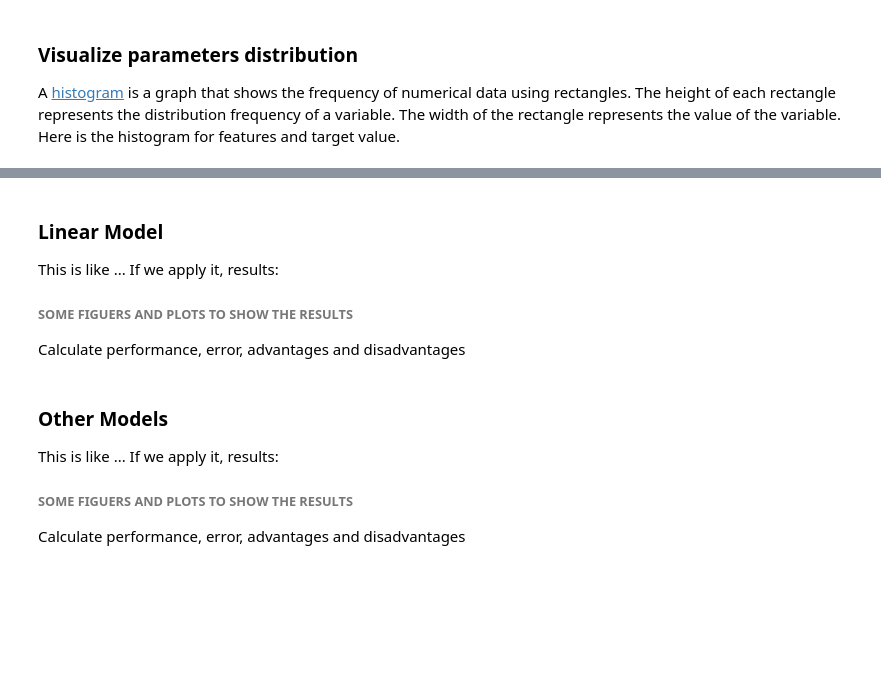
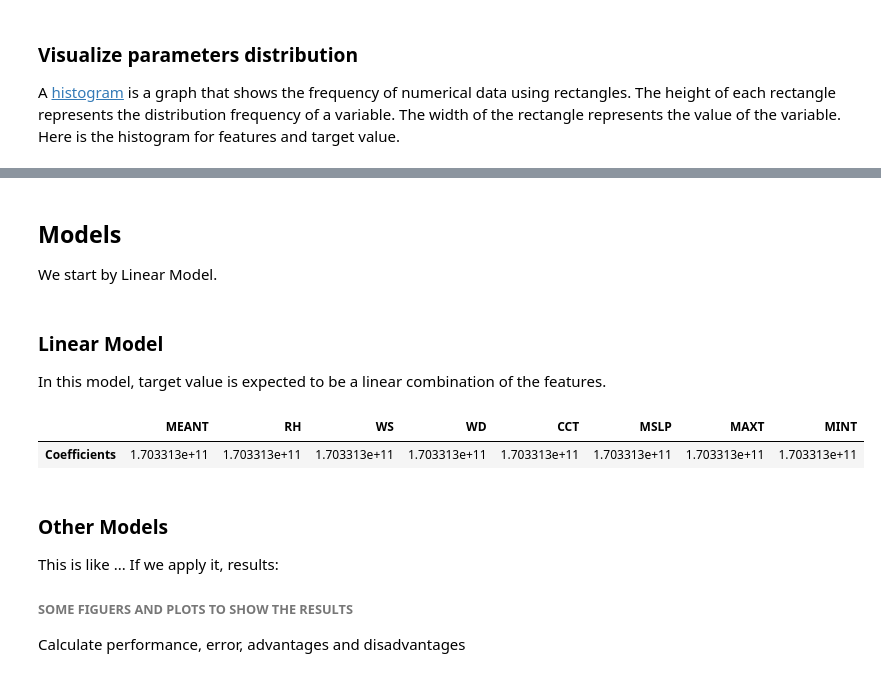
Before and after one commit to fraxea/weather, a Jupyter notebook: report.ipynb, the cells around one changed output, grey strips where cells are left out. Saved outputs shown, nothing was run; the diff lists cells and outputs as text; code cells hidden in the pictures; blank space fills up the shorter version.

Commit message:
starting linear model

```diff
--- a/report.ipynb
+++ b/report.ipynb
@@ -173,3 +128,16 @@ Let's have a look at each one in deep
+# %% [markdown]
+## Models
+We start by Linear Model.
+# %% [markdown]
+### Linear Model
+In this model, target value is expected to be a linear combination of the features.
+# %%
+linear_reg = SGDRegressor(loss="squared_error", penalty="l2", alpha=0.00001, max_iter=1, random_state=42)
+linear_reg.fit(X_train, y_train)
+pd.DataFrame(linear_reg.coef_[0], columns=FEATURES, index=["Coefficients"])
+# %% [output]
+|  | MEANT | RH | WS | WD | CCT | MSLP | MAXT | MINT |
+| Coefficients | 1.703313e+11 | 1.703313e+11 | 1.703313e+11 | 1.703313e+11 | 1.703313e+11 | 1.703313e+11 | 1.703313e+11 | 1.703313e+11 |
 # %%
 import torch
 import torch.nn as nn
@@ -196,12 +164,6 @@ class LogReg(nn.Module):
         # out = self.linear6(out.to(device)).to(device)
         # out = self.linear7(out.to(device)).to(device)
         return out
-# %% [markdown]
-### Linear Model
-This is like ...
-If we apply it, results:
-###### SOME FIGUERS AND PLOTS TO SHOW THE RESULTS
-Calculate performance, error, advantages and disadvantages
 # %% [markdown]
 ### Other Models
 This is like ...
```
Also changed, not shown: parts of 16 cells of this notebook, 2 other files.
